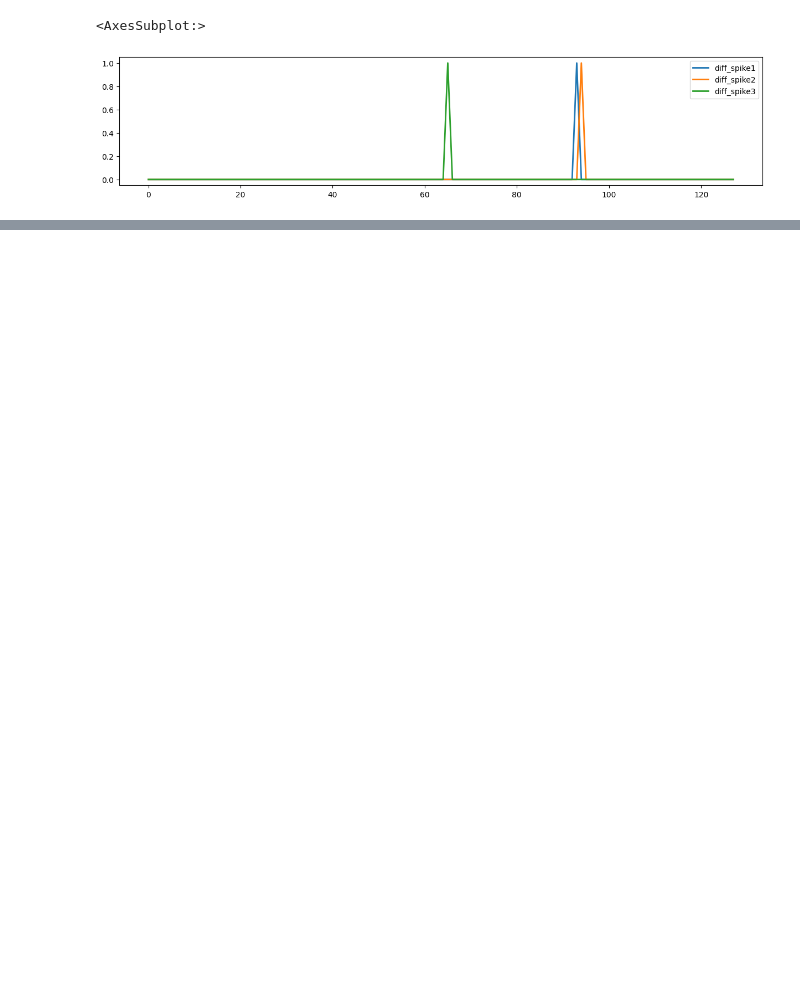
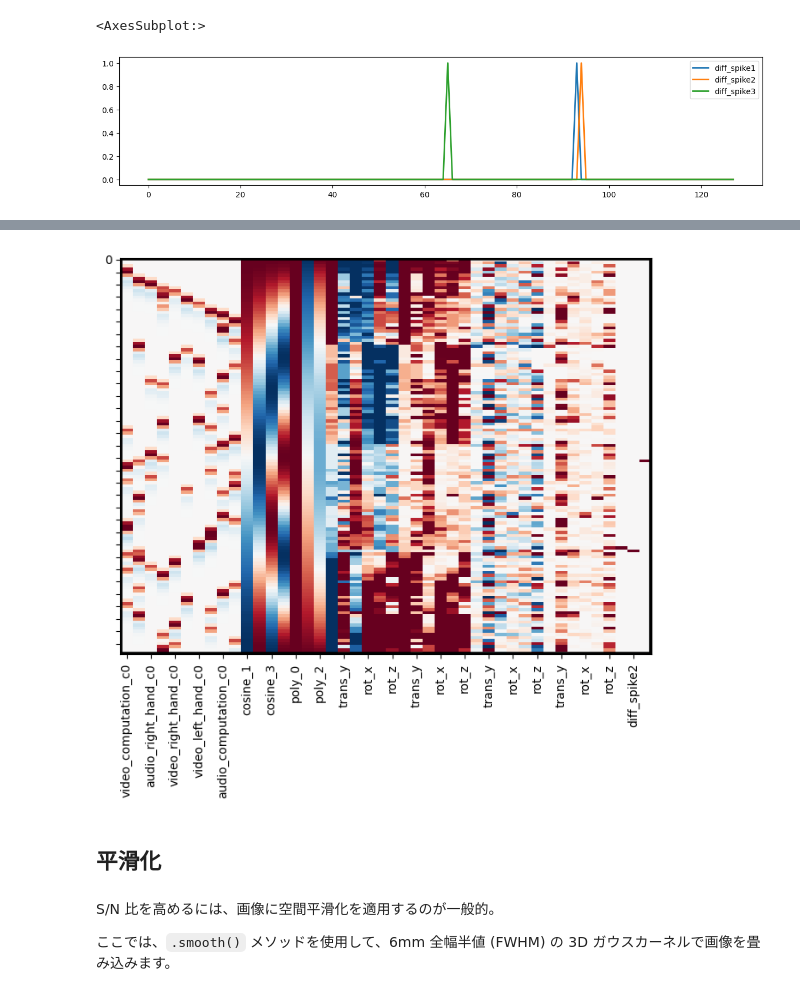
Before and after one commit to izpyon/dartbrains-exercise, a Jupyter notebook: codes_jp/06_GLM_Single_Subject_Model.ipynb, the cells around one changed output, grey strips where cells are left out. Saved outputs shown, nothing was run; the diff lists cells and outputs as text; code cells hidden in the pictures; blank space fills up the shorter version.

```diff
--- a/codes_jp/06_GLM_Single_Subject_Model.ipynb
+++ b/codes_jp/06_GLM_Single_Subject_Model.ipynb
@@ -218,0 +241,11 @@ spikes.plot(ax = a, linewidth=2)
+# %%
+dm_conv_filt_poly_cov = pd.concat([dm_conv_filt_poly, mc_cov, spikes], axis=1)
+dm_conv_filt_poly_cov.heatmap(cmap='RdBu_r', vmin=-1,vmax=1)
+# %% [output]
+[figure, added]
+# %% [markdown]
+## 平滑化
+# %% [markdown]
+S/N 比を高めるには、画像に空間平滑化を適用するのが一般的。
+
+ここでは、`.smooth()` メソッドを使用して、6mm 全幅半値 (FWHM) の 3D ガウスカーネルで画像を畳み込みます。
```
Also changed, not shown: parts of 51 cells of this notebook, 1 other file.
